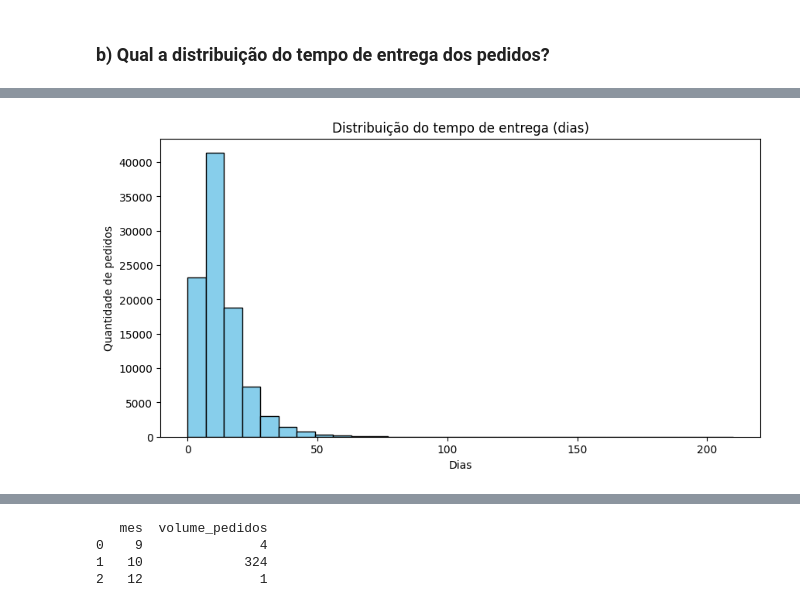
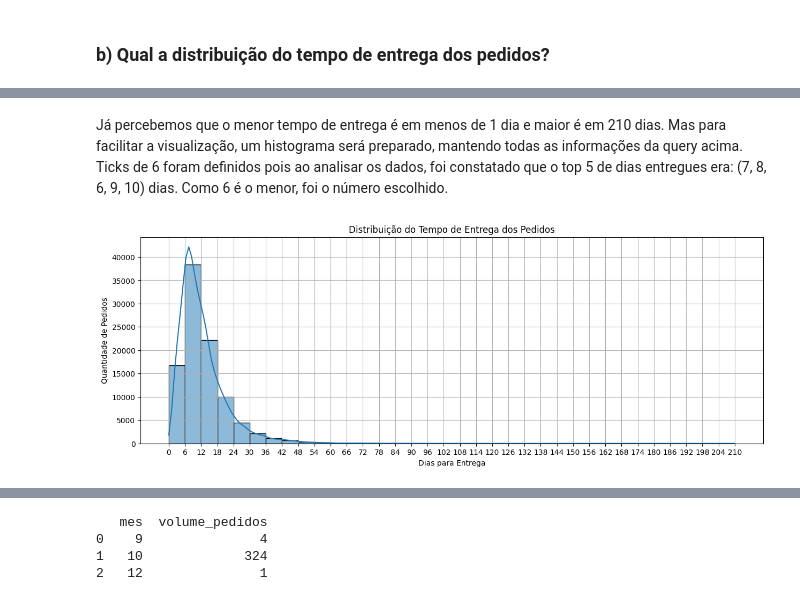
Before and after one commit to diunkz/TriggoAI-DataEngineering-DataOps-Challenge, a Jupyter notebook: triggoai_challenge.ipynb, the cells around one changed output, grey strips where cells are left out. Drawn from its saved outputs; the diff is of its cells as text; code cells hidden in the pictures.

```diff
--- a/triggoai_challenge.ipynb
+++ b/triggoai_challenge.ipynb
@@ -696,10 +707,20 @@ df
 96476 rows × 1 columns
-# %%
-plt.figure(figsize=(10,5))
-plt.hist(df['delivery_time_days'], bins=30, color='skyblue', edgecolor='black')
-plt.title('Distribuição do tempo de entrega (dias)')
-plt.xlabel('Dias')
-plt.ylabel('Quantidade de pedidos')
-plt.show()
-# %% [output]
-[figure, removed]
+# %% [markdown]
+Já percebemos que o menor tempo de entrega é em menos de 1 dia e maior é em 210 dias. Mas para facilitar a visualização, um histograma será preparado, mantendo todas as informações da query acima.
+Ticks de 6 foram definidos pois ao analisar os dados, foi constatado que o top 5 de dias entregues era: (7, 8, 6, 9, 10) dias. Como 6 é o menor, foi o número escolhido.
+# %%
+plt.figure(figsize=(15, 5))
+sns.histplot(dias_para_a_entrega_df['dias_para_a_entrega'], bins=35, kde=True)
+plt.title('Distribuição do Tempo de Entrega dos Pedidos')
+plt.xlabel('Dias para Entrega')
+plt.ylabel('Quantidade de Pedidos')
+plt.grid(True)
+
+max_x = dias_para_a_entrega_df['dias_para_a_entrega'].max()
+ticks = list(range(0, max_x + 6, 6))
+plt.xticks(ticks)
+plt.xticks(ticks)
+
+plt.show()
+# %% [output]
+[figure, added]
```
Also changed, not shown: parts of 14 cells of this notebook.
